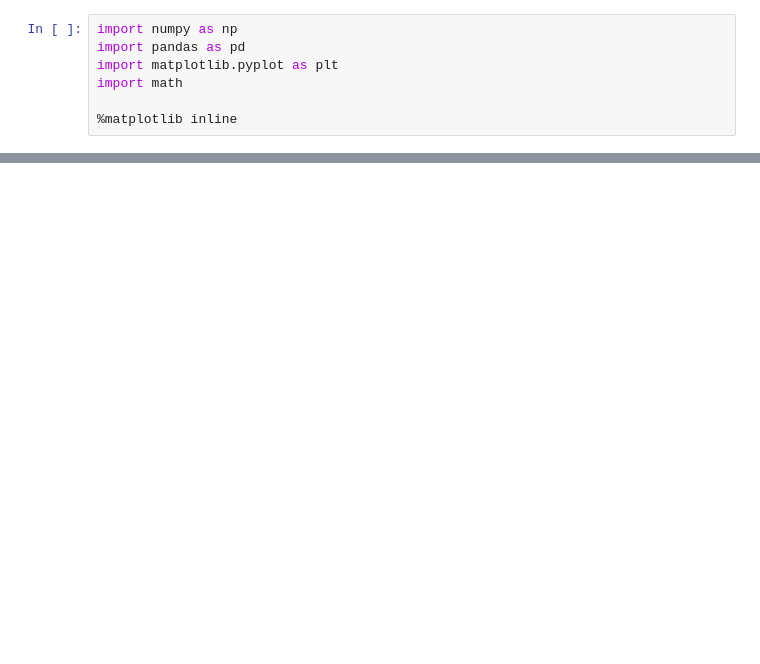
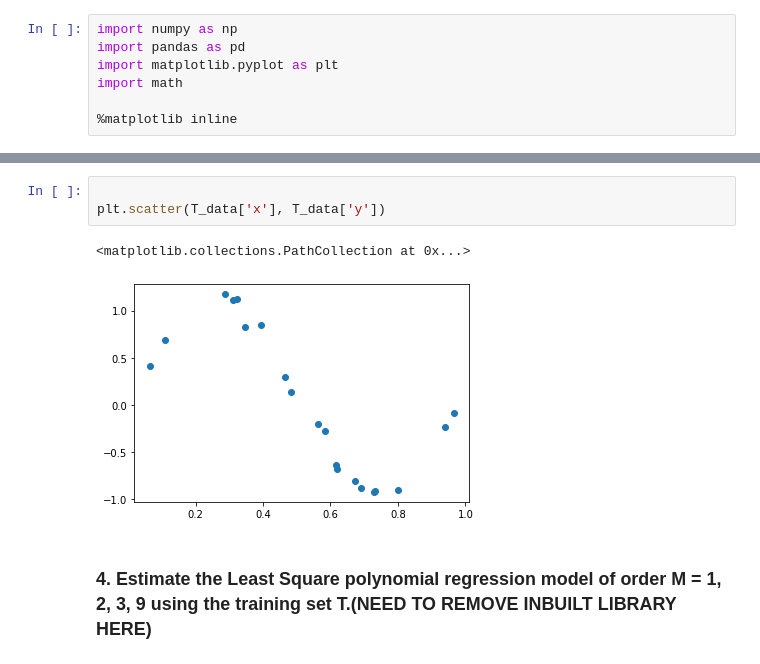
Before and after one commit to Rohanjos97/machine-learning-assignments, a Jupyter notebook: Assignment1.ipynb, the cells around one changed output, grey strips where cells are left out. Drawn from its saved outputs; the diff is of its cells as text; blank space fills up the shorter version.

```diff
--- a/Assignment1.ipynb
+++ b/Assignment1.ipynb
@@ -58,0 +93,8 @@ test_data
+# %%
+
+plt.scatter(T_data['x'], T_data['y'])
+# %% [output]
+<matplotlib.collections.PathCollection at 0x...>
+[figure, added]
+# %% [markdown]
+### 4. Estimate the Least Square polynomial regression model of order M = 1, 2, 3, 9 using the training set T.(NEED TO REMOVE INBUILT LIBRARY HERE)
```
Also changed, not shown: parts of 64 cells of this notebook.
